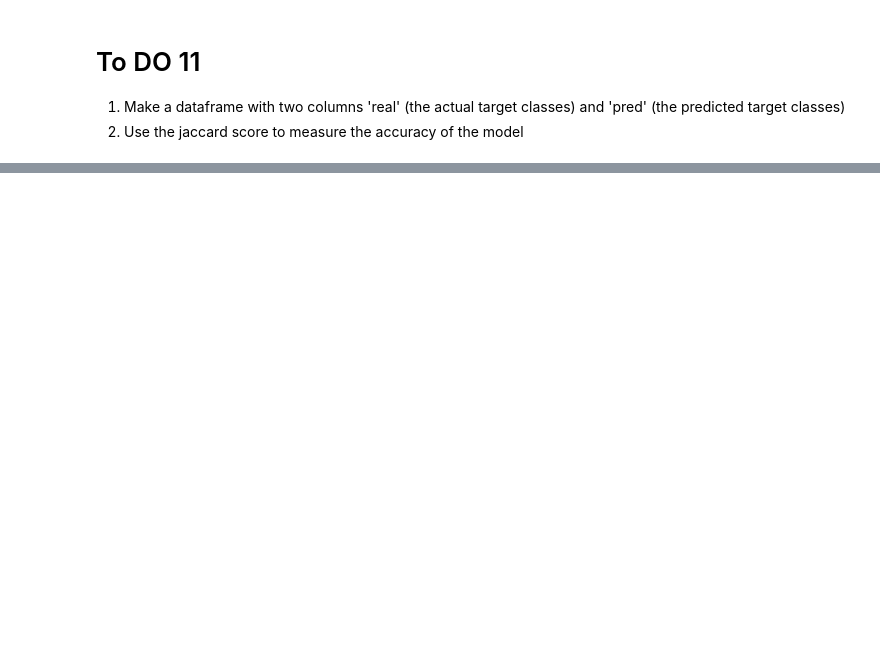
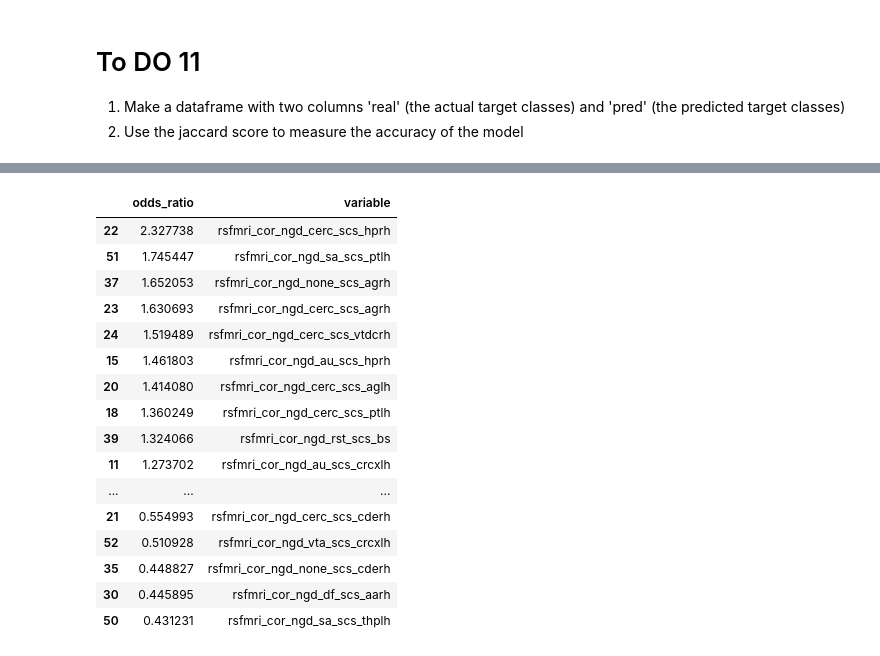
Before and after one commit to grace-shearrer/SSIB-2024, a Jupyter notebook: SSBneuroAnalysis-YANA2DO.ipynb, the cells around one changed output, grey strips where cells are left out. Saved outputs shown, nothing was run; the diff lists cells and outputs as text; code cells hidden in the pictures; blank space fills up the shorter version.

```diff
--- a/SSBneuroAnalysis-YANA2DO.ipynb
+++ b/SSBneuroAnalysis-YANA2DO.ipynb
@@ -81,9 +81,9 @@ from sklearn.metrics import jaccard_score
 # Load the data
 Change the path as needed
 # %%
-#basepath = '/Users/gracer/Library/CloudStorage/OneDrive-UniversityofWyoming/0. Lab/M2AENAD Lab - Documents/RESEARCH/ABCD/Yana_SSIB_2024/'
+basepath = '/Users/gracer/Library/CloudStorage/OneDrive-UniversityofWyoming/0. Lab/M2AENAD Lab - Documents/RESEARCH/ABCD/Yana_SSIB_2024/'
 #Yana windows
-basepath = r'C:\Users\Yanko\OneDrive - University of Wyoming\Desktop - Copy\Lab\SSIB 2024'
+#basepath = r'C:\Users\Yanko\OneDrive - University of Wyoming\Desktop - Copy\Lab\SSIB 2024'
 # %% [markdown]
 ^ Why are you working off the OneDrive :/
 # %%
@@ -483,0 +678,29 @@ print("Jaccard Similarity Score:", jaccard)
+# %%
+#x_train, x_test, y_train, y_test = train_test_split(x, y, test_size=0.2, random_state=1)
+
+logisticRegr = LogisticRegression()
+logisticRegr.fit(X_test_reg_sm, y_testReg)
+
+df=pd.DataFrame({'odds_ratio':(np.exp(logisticRegr.coef_).T).tolist(),'variable':X_test_reg_sm.columns.tolist()})
+df['odds_ratio'] = df['odds_ratio'].str.get(0)
+
+df=df.sort_values('odds_ratio', ascending=False)
+df
+# %% [output]
+|  | odds_ratio | variable |
+| 22 | 2.327738 | rsfmri_cor_ngd_cerc_scs_hprh |
+| 51 | 1.745447 | rsfmri_cor_ngd_sa_scs_ptlh |
+| 37 | 1.652053 | rsfmri_cor_ngd_none_scs_agrh |
+| 23 | 1.630693 | rsfmri_cor_ngd_cerc_scs_agrh |
+| 24 | 1.519489 | rsfmri_cor_ngd_cerc_scs_vtdcrh |
+| 15 | 1.461803 | rsfmri_cor_ngd_au_scs_hprh |
+| 20 | 1.414080 | rsfmri_cor_ngd_cerc_scs_aglh |
+| 18 | 1.360249 | rsfmri_cor_ngd_cerc_scs_ptlh |
+| 39 | 1.324066 | rsfmri_cor_ngd_rst_scs_bs |
+| 11 | 1.273702 | rsfmri_cor_ngd_au_scs_crcxlh |
+| ... | ... | ... |
+| 21 | 0.554993 | rsfmri_cor_ngd_cerc_scs_cderh |
+| 52 | 0.510928 | rsfmri_cor_ngd_vta_scs_crcxlh |
+| 35 | 0.448827 | rsfmri_cor_ngd_none_scs_cderh |
+| 30 | 0.445895 | rsfmri_cor_ngd_df_scs_aarh |
+| 50 | 0.431231 | rsfmri_cor_ngd_sa_scs_thplh |
```
Also changed, not shown: parts of 43 cells of this notebook.
